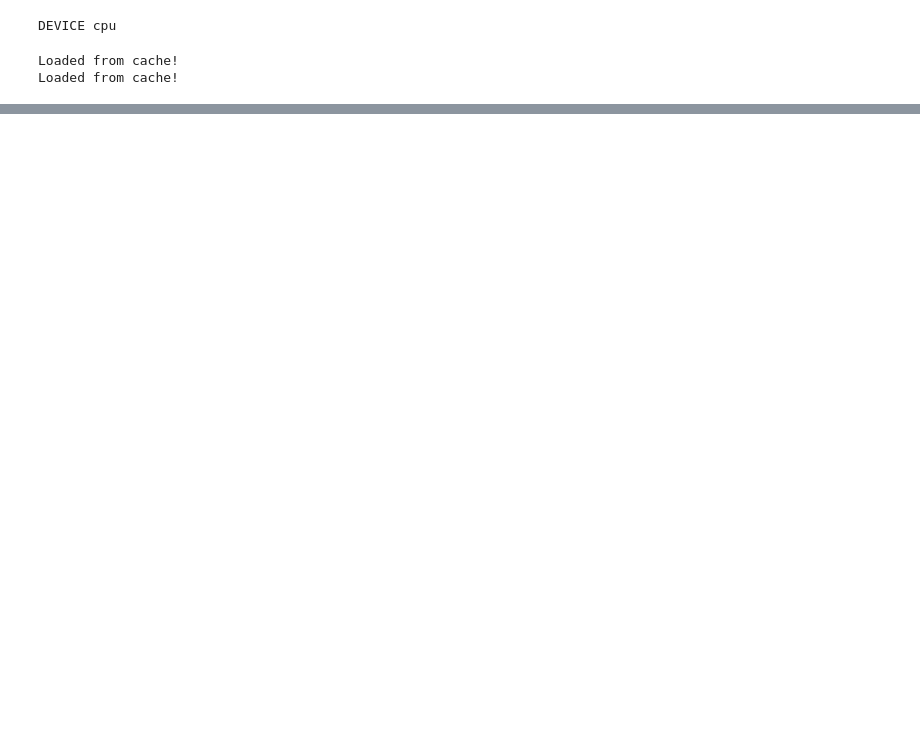
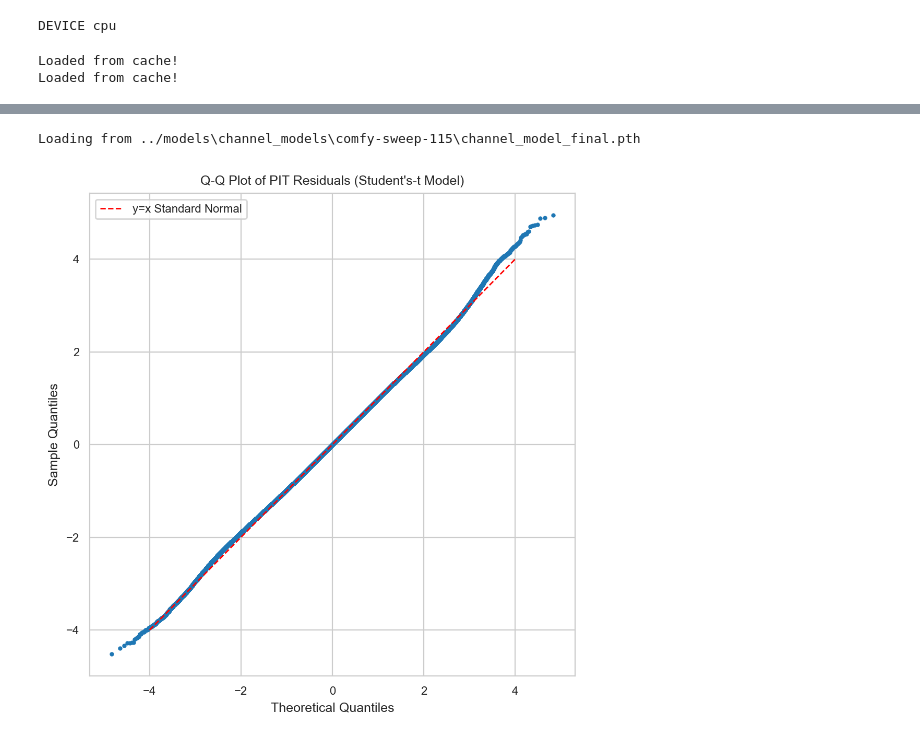
Before and after one commit to UW-Photonics-Lab/prob_tcn_for_LED, a Jupyter notebook: notebooks/make_figures.ipynb, the cells around one changed output, grey strips where cells are left out. Saved outputs shown, nothing was run; the diff lists cells and outputs as text; code cells hidden in the pictures; blank space fills up the shorter version.

```diff
--- a/notebooks/make_figures.ipynb
+++ b/notebooks/make_figures.ipynb
@@ -342,2 +345,57 @@ Mean Nu Prediction at power 3.00: 50.0000
 # %%
-# Visualize Learned Probability Distribution with Q-Q plot
+# G3: Visualize Learned Probability Distribution with Q-Q plot
+plt.rcParams.update({
+    'figure.dpi': 200,
+})
+
+tcn, _ = load_runs_final_artifact(models['48mA']['tcn_channel'], DEVICE, model_type='channel')
+ofdm_info = models['48mA']['ofdm_info']
+
+# If model is Gaussian, plot Q-Q plot of residuals. Otherwise, for the Student's-t
+# model, we need to do a probability integral transform to get to a Gaussian using the CDF
+
+
+X, Y = ofdm_info.sent_frames_time, ofdm_info.received_frames_time
+y_pred_noisy, y_pred_mean, y_pred_std, y_pred_nu = tcn(X)
+
+# collect residuals
+r = (Y - y_pred_mean) / y_pred_std
+
+# trim by receptive field
+r = r[:, tcn.receptive_field:].detach().cpu().numpy().flatten()
+
+# truncate to smaller amount for computational feasibility
+N = r.shape[0]
+MAX_SAMPLES = 1000000
+indices = torch.randperm(N)[:MAX_SAMPLES]
+r = r[indices]
+if tcn.gaussian:
+    (osm, osr), _ = stats.probplot(r, dist="norm")
+    plt.figure(figsize=(6, 6))
+    plt.plot(osm, osr, marker='.', linestyle='none')
+    plt.plot([-4, 4], [-4, 4], color='red', linestyle='--', label='y=x Standard Normal')
+    plt.title("Q-Q Plot of Residuals (Gaussian Model)")
+    plt.xlabel("Theoretical Quantiles")
+    plt.ylabel("Sample Quantiles")
+    plt.grid(True)
+    plt.legend()
+    plt.show()
+else:
+    # For Student's-t, do probability integral transform
+    nu = y_pred_nu[:, tcn.receptive_field:].detach().cpu().numpy().flatten()
+    nu = nu[indices]
+    cdf_values = stats.t.cdf(r, df=nu)
+    transformed_residuals = stats.norm.ppf(cdf_values) # Transform to standard normal using inverse CDF of normal
+    (osm, osr), _ = stats.probplot(transformed_residuals, dist="norm")
+    plt.figure(figsize=(6, 6))
+    plt.plot(osm, osr, marker='.', linestyle='none')
+    plt.plot([-4, 4], [-4, 4], color='red', linestyle='--', label='y=x Standard Normal')
+    plt.title("Q-Q Plot of PIT Residuals (Student's-t Model)")
+    plt.xlabel("Theoretical Quantiles")
+    plt.ylabel("Sample Quantiles")
+    plt.grid(True)
+    plt.legend()
+    plt.show()
+# %% [output]
+Loading from ../models\channel_models\comfy-sweep-115\channel_model_final.pth
+[figure, added]
```
Also changed, not shown: parts of 10 cells of this notebook, 15 other files.
